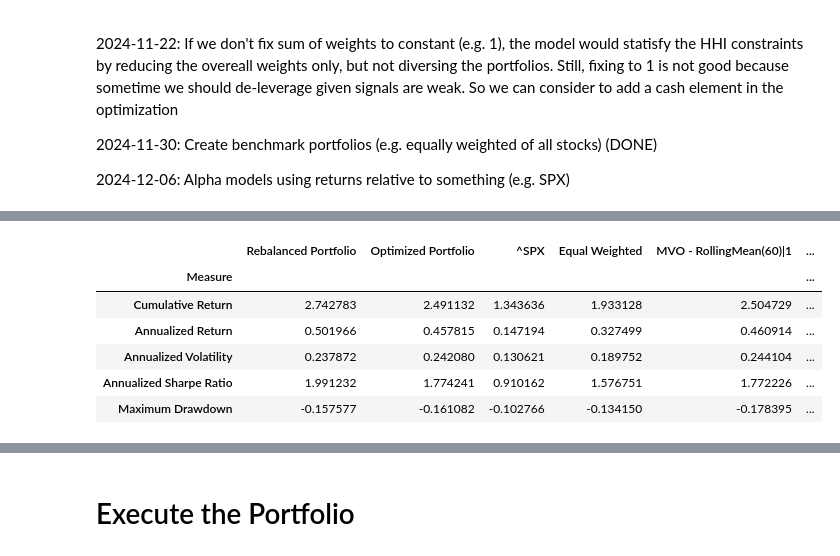
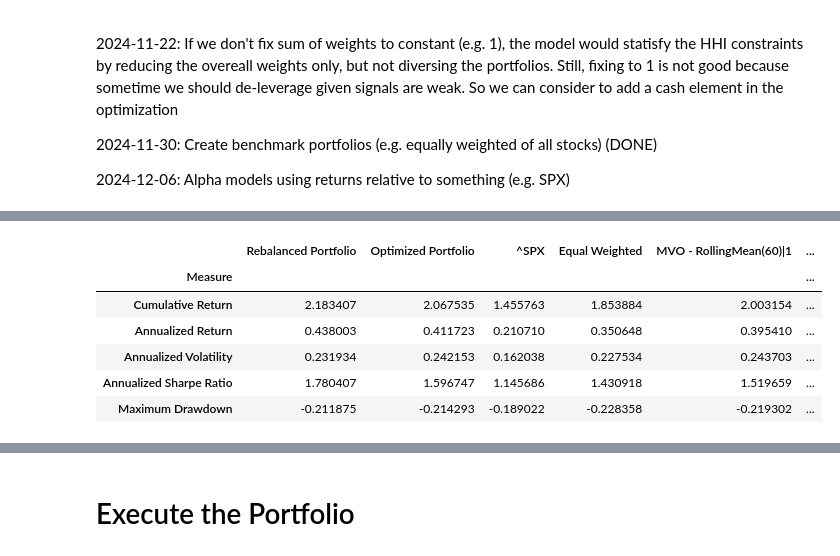
Before and after one commit to lok419/my-trading, a Jupyter notebook: strategy_v2/ExecutePortfoliov2.ipynb, the cells around one changed output, grey strips where cells are left out. Cells and saved outputs as stored; diff of their text form; code cells hidden in the pictures.

```diff
--- a/strategy_v2/ExecutePortfoliov2.ipynb
+++ b/strategy_v2/ExecutePortfoliov2.ipynb
@@ -24,17 +24,15 @@ instruments = [
     'TSLA',
     'NVDA',
     'AAPL',
-    'DXJ',
     'BRK-B',
     'SPY',
     'QQQ',
     'NANC',
-    #'BTC',
-    'CASH'
+    'CASH',
 ]
 end_date = get_today(0)
 start_date = pd.to_datetime(datetime(2024, 1, 3))
-start_date = pd.to_datetime(datetime(2023, 2, 7))
+# start_date = pd.to_datetime(datetime(2023, 2, 7))
 max_leverage = 1
 #vol_target = 0.25
 vol_target = None
@@ -115,7 +139,7 @@ Timestamp('2025-03-28 00:00:00')
 2024-12-06: Alpha models using returns relative to something (e.g. SPX)
 # %%
 portfolio = PortfolioStandard(
-    capital=194943 + 21438,
+    capital=221437 + 35466,
     name='MVOPortfolio',
     rebalance_iter=RebalancerIter('0 0 * * Fri', 1),
     tc_model=TransactionCostFutu(),
@@ -125,10 +149,10 @@ portfolio = PortfolioStandard(
         TradingSubSystemSingle(vol_target=vol_target, instruments=instruments, strategy=[MeanVarianceOpt(alpha_model=RollingMean(60), risk_model=RollingMeanCovNeg(60), gamma=10, hhi=0.2, confidence=1, leverage=1)], max_leverage=max_leverage, offset=60),
 
         # Mid terms signals => 30days return / diversified
-        # TradingSubSystemSingle(vol_target=vol_target, instruments=instruments, strategy=[MeanVarianceOpt(alpha_model=RollingMean(30), risk_model=RollingMeanCovNeg(30), gamma=10, hhi=0.2, confidence=1, leverage=1)], max_leverage=max_leverage, offset=60),
+        TradingSubSystemSingle(vol_target=vol_target, instruments=instruments, strategy=[MeanVarianceOpt(alpha_model=RollingMean(30), risk_model=RollingMeanCovNeg(30), gamma=10, hhi=0.2, confidence=0.5, leverage=1)], max_leverage=max_leverage, offset=60),
 
         # Short terms signals => 5 and 10days returns / less diversified
-        TradingSubSystemSingle(vol_target=vol_target, instruments=instruments, strategy=[MeanVarianceOpt(alpha_model=RollingMean(10), risk_model=RollingMeanCovNeg(10), gamma=30, hhi=0.4, confidence=0.5, leverage=1)], max_leverage=max_leverage, offset=60),
+        TradingSubSystemSingle(vol_target=vol_target, instruments=instruments, strategy=[MeanVarianceOpt(alpha_model=RollingMean(20), risk_model=RollingMeanCovNeg(20), gamma=30, hhi=0.4, confidence=0.5, leverage=1)], max_leverage=max_leverage, offset=60),
         # TradingSubSystemSingle(vol_target=vol_target, instruments=instruments, strategy=[MeanVarianceOpt(alpha_model=RollingMean(5), risk_model=RollingMeanCovNeg(5), gamma=30, hhi=0.4, confidence=0.5, leverage=1)], max_leverage=max_leverage, offset=60),
 
         # Mean Revert signals => 2days RSI / concentrated
@@ -157,10 +188,10 @@ portfolio.performance(show_all_rets=True)
 |  | Rebalanced Portfolio | Optimized Portfolio | ^SPX | Equal Weighted | MVO - RollingMean(60)|1 | ... |
 | Measure |  |  |  |  |  | ... |
-| Cumulative Return | 2.742783 | 2.491132 | 1.343636 | 1.933128 | 2.504729 | ... |
-| Annualized Return | 0.501966 | 0.457815 | 0.147194 | 0.327499 | 0.460914 | ... |
-| Annualized Volatility | 0.237872 | 0.242080 | 0.130621 | 0.189752 | 0.244104 | ... |
-| Annualized Sharpe Ratio | 1.991232 | 1.774241 | 0.910162 | 1.576751 | 1.772226 | ... |
-| Maximum Drawdown | -0.157577 | -0.161082 | -0.102766 | -0.134150 | -0.178395 | ... |
+| Cumulative Return | 2.183407 | 2.067535 | 1.455763 | 1.853884 | 2.003154 | ... |
+| Annualized Return | 0.438003 | 0.411723 | 0.210710 | 0.350648 | 0.395410 | ... |
+| Annualized Volatility | 0.231934 | 0.242153 | 0.162038 | 0.227534 | 0.243703 | ... |
+| Annualized Sharpe Ratio | 1.780407 | 1.596747 | 1.145686 | 1.430918 | 1.519659 | ... |
+| Maximum Drawdown | -0.211875 | -0.214293 | -0.189022 | -0.228358 | -0.219302 | ... |
 # %%
 portfolio.portfolio_breakdown()
 portfolio.instrument_breakdown()
```
Also changed, not shown: parts of 7 cells of this notebook, 4 other files.
